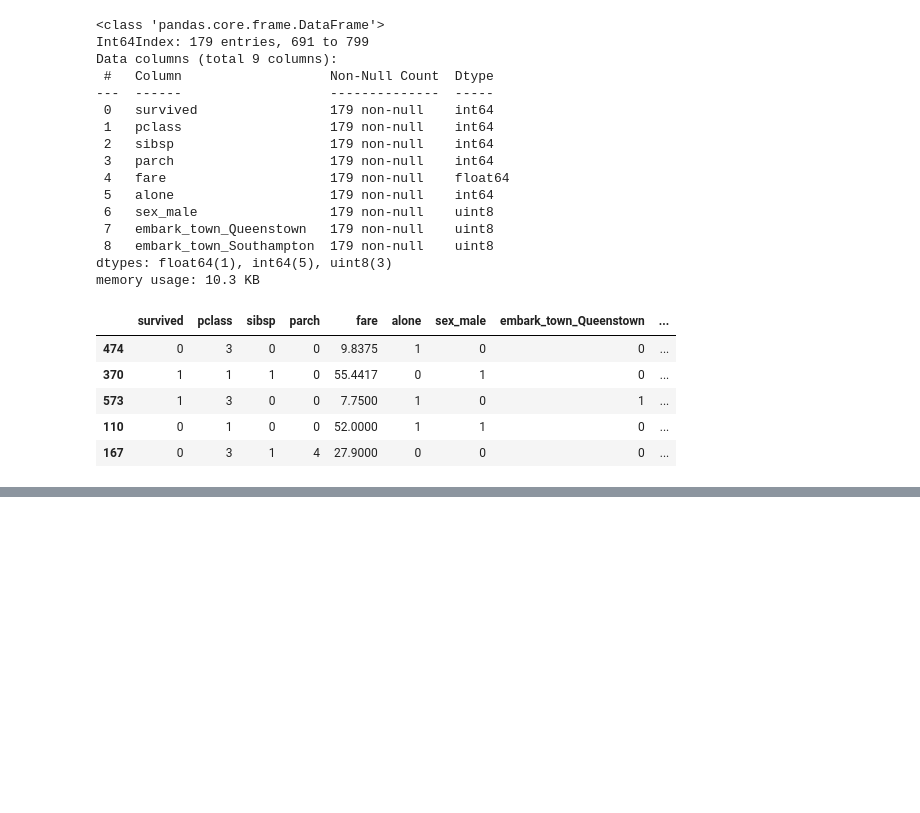
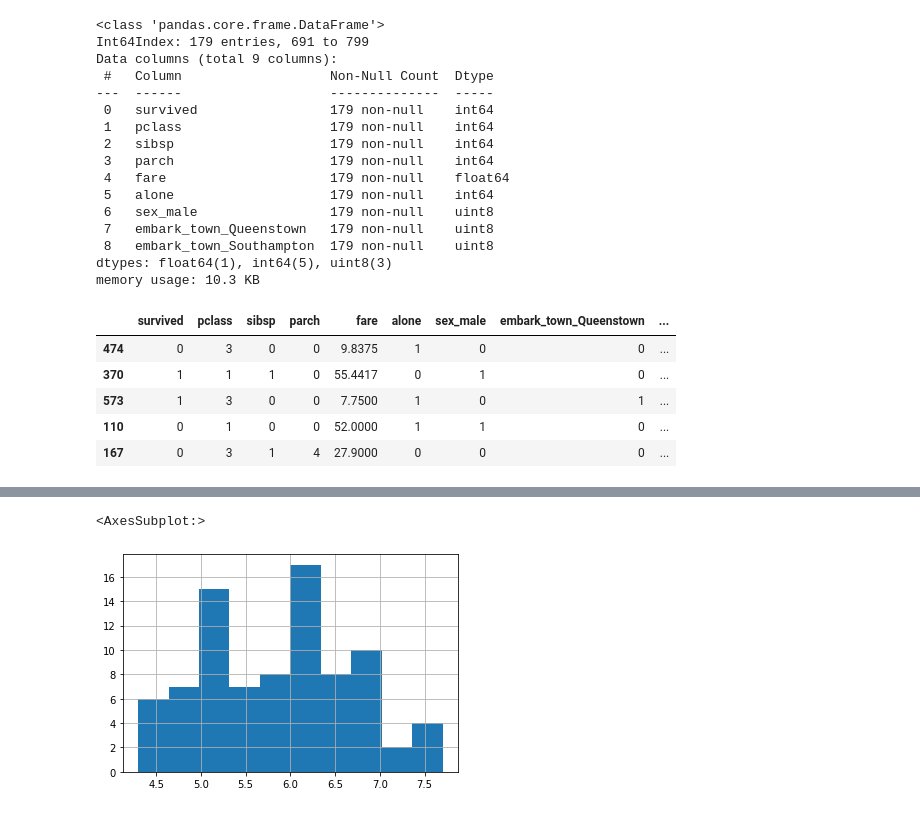
Before and after one commit to christophermayorga/classification-exercises, a Jupyter notebook: classification_exercises.ipynb, the cells around one changed output, grey strips where cells are left out. Saved outputs shown, nothing was run; the diff lists cells and outputs as text; code cells hidden in the pictures; blank space fills up the shorter version.

```diff
--- a/classification_exercises.ipynb
+++ b/classification_exercises.ipynb
@@ -677,0 +684,4 @@ train.head()
+# %%
+iris_df = get_iris_data()
+# %%
+iris_df = prep_iris(iris_df)
@@ -677,0 +697,6 @@ train.head()
+# %%
+# 20% test, 80% train_validate
+train, test = train_test_split(iris_df, test_size=0.2, random_state=1349, stratify=iris_df.species)
+
+# then of the 80% train_validate: 30% validate, 70% train.
+train, validate = train_test_split(train, train_size=0.7, random_state=1349, stratify=train.species)
@@ -677,0 +737,6 @@ train.head()
+# %%
+# Histograms for 4 quantitative variables
+train.sepal_length.hist()
+# %% [output]
+<AxesSubplot:>
+[figure, added]
```
Also changed, not shown: parts of 43 cells of this notebook, 1 other file.
